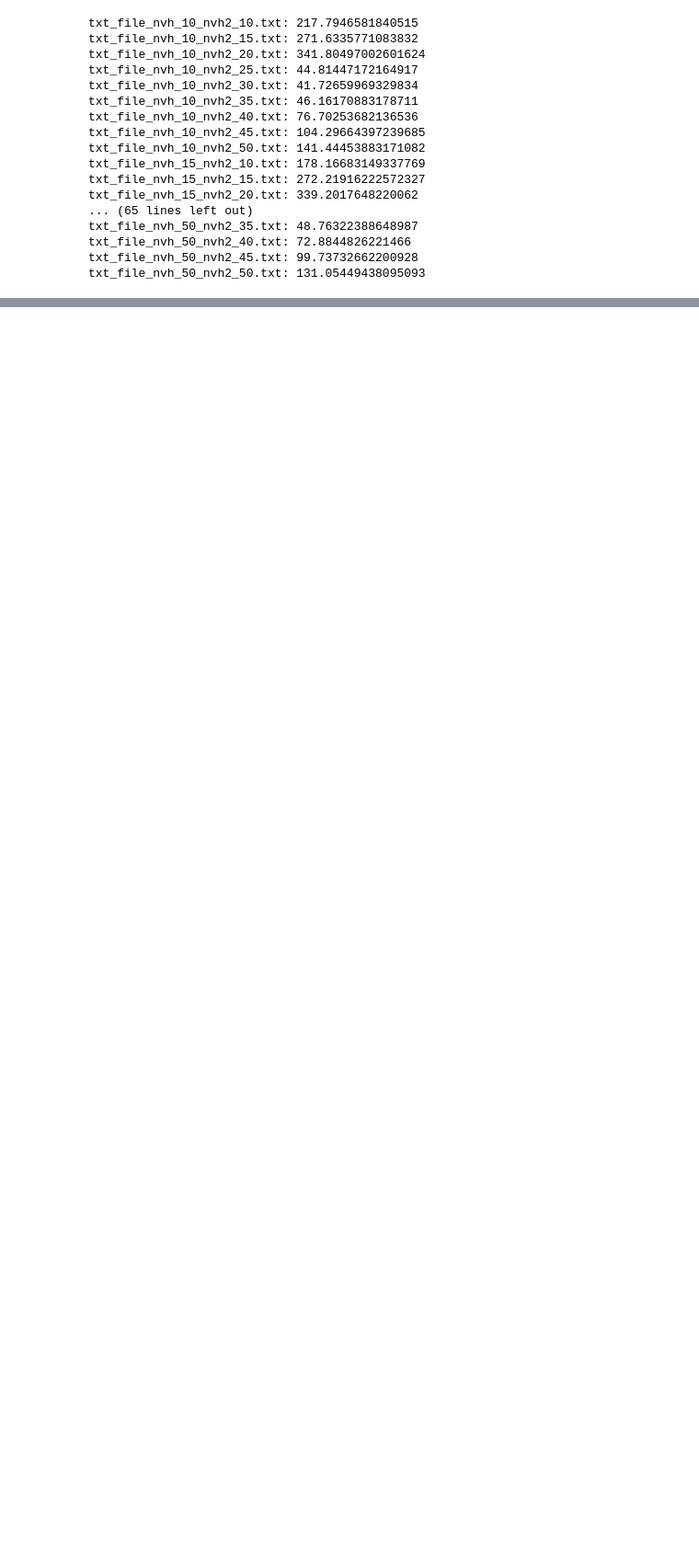
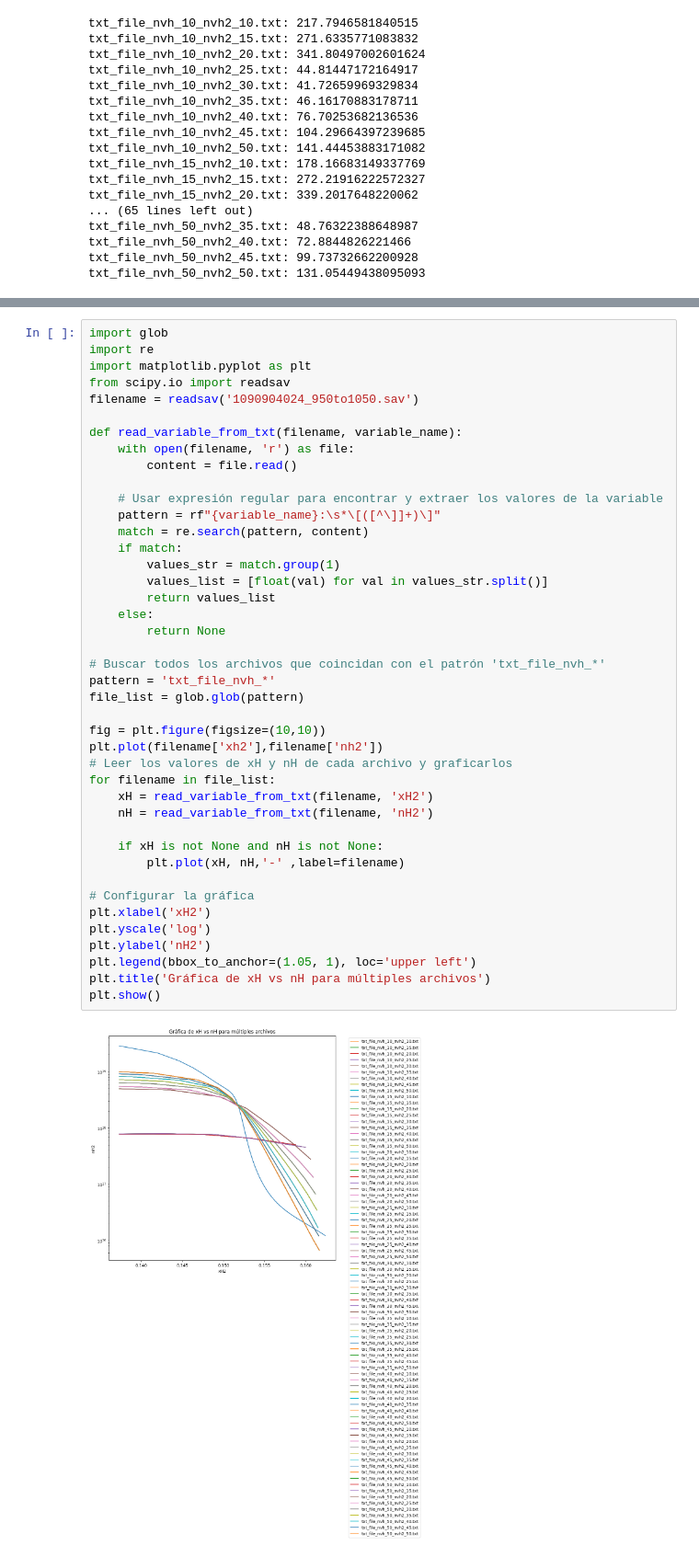
Before and after one commit to W-M-plasma-group/KN1DPy, a Jupyter notebook: tests.ipynb, the cells around one changed output, grey strips where cells are left out. Shown at 92% size. Drawn from its saved outputs; the diff is of its cells as text; blank space fills up the shorter version.

```diff
--- a/tests.ipynb
+++ b/tests.ipynb
@@ -148,0 +155,44 @@ plt.show()
+# %%
+import glob
+import re
+import matplotlib.pyplot as plt
+from scipy.io import readsav
+filename = readsav('1090904024_950to1050.sav')
+
+def read_variable_from_txt(filename, variable_name):
+    with open(filename, 'r') as file:
+        content = file.read()
+
+    # Usar expresión regular para encontrar y extraer los valores de la variable
+    pattern = rf"{variable_name}:\s*\[([^\]]+)\]"
+    match = re.search(pattern, content)
+    if match:
+        values_str = match.group(1)
+        values_list = [float(val) for val in values_str.split()]
+        return values_list
+    else:
+        return None
+
+# Buscar todos los archivos que coincidan con el patrón 'txt_file_nvh_*'
+pattern = 'txt_file_nvh_*'
+file_list = glob.glob(pattern)
+
+fig = plt.figure(figsize=(10,10))
+plt.plot(filename['xh2'],filename['nh2'])
+# Leer los valores de xH y nH de cada archivo y graficarlos
+for filename in file_list:
+    xH = read_variable_from_txt(filename, 'xH2')
+    nH = read_variable_from_txt(filename, 'nH2')
+
+    if xH is not None and nH is not None:
+        plt.plot(xH, nH,'-' ,label=filename)
+
+# Configurar la gráfica
+plt.xlabel('xH2')
+plt.yscale('log')
+plt.ylabel('nH2')
+plt.legend(bbox_to_anchor=(1.05, 1), loc='upper left')
+plt.title('Gráfica de xH vs nH para múltiples archivos')
+plt.show()
+# %% [output]
+[figure, added]
```
Also changed, not shown: parts of 1 cell of this notebook.
